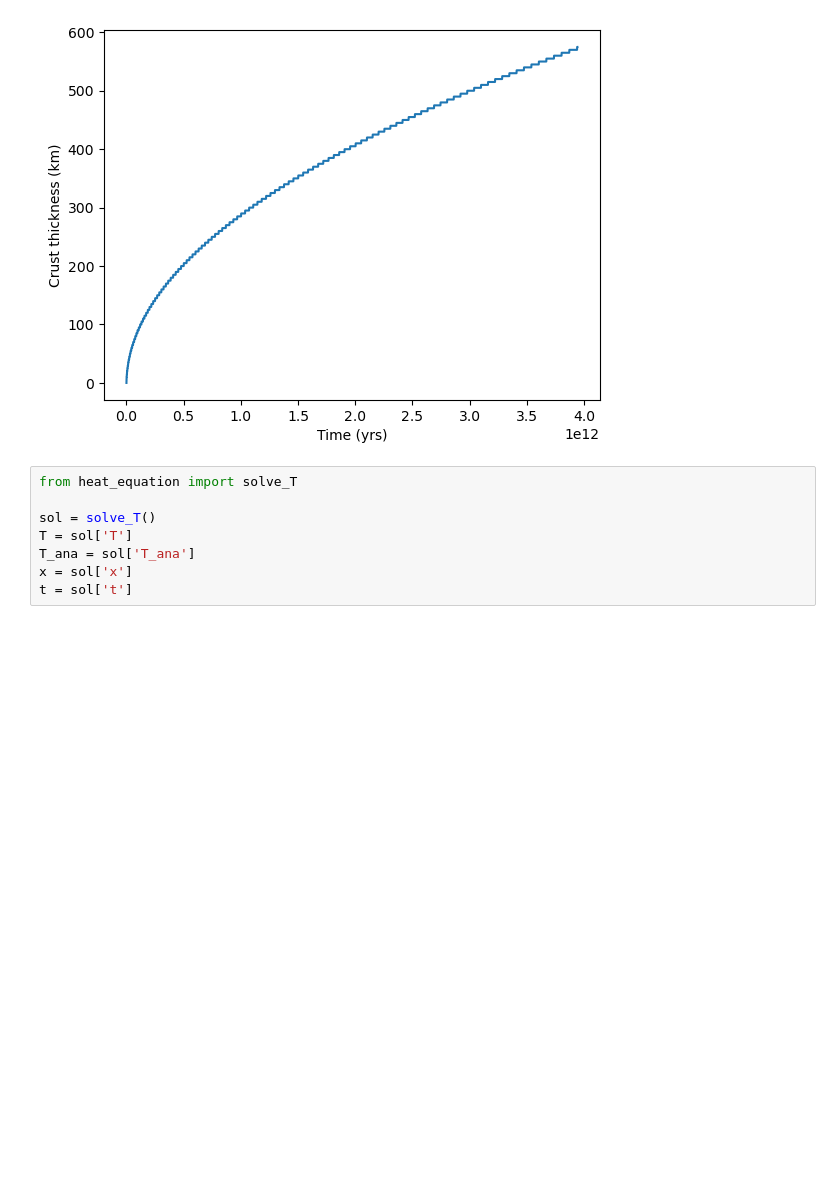
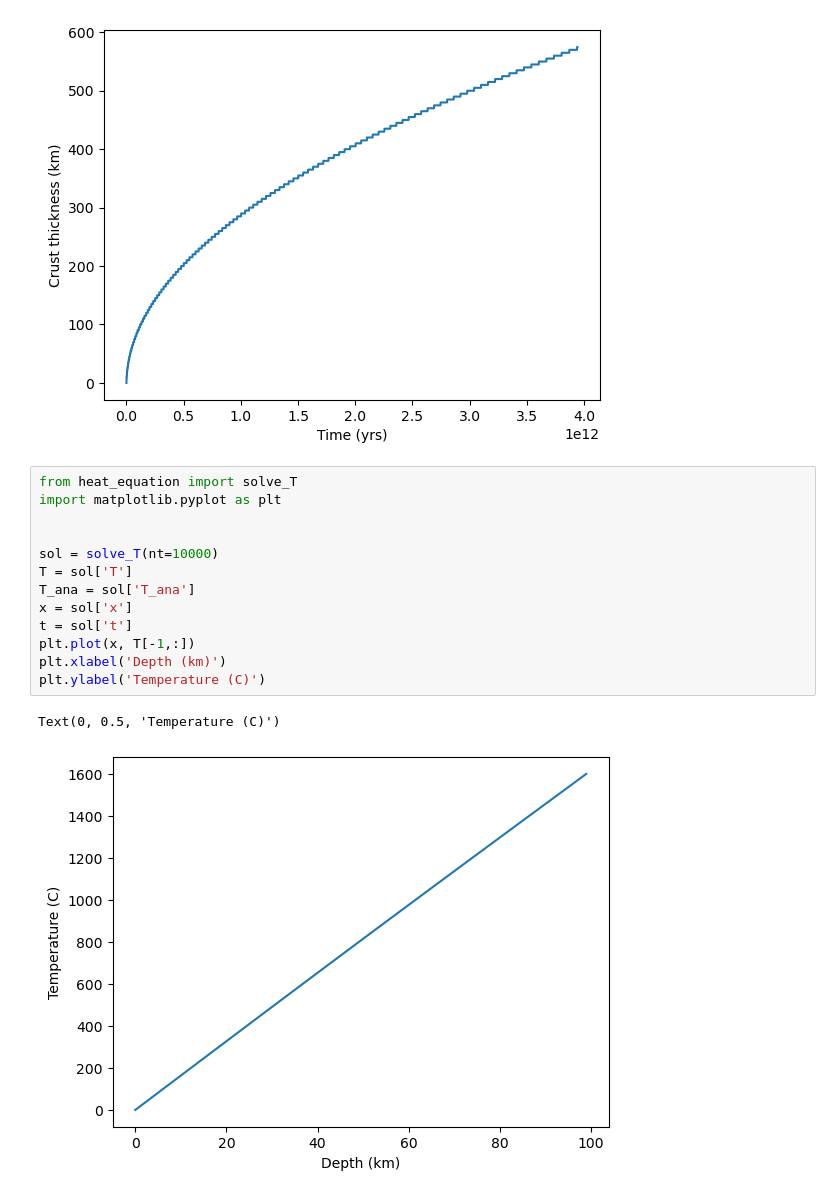
Before and after one commit to speleophysics/Math-Modeling-2023, a Jupyter notebook: heat-equation/heat-equation.ipynb, the cells around one changed output. Saved outputs shown, nothing was run; the diff lists cells and outputs as text; blank space fills up the shorter version.

```diff
--- a/heat-equation/heat-equation.ipynb
+++ b/heat-equation/heat-equation.ipynb
@@ -69,10 +69,18 @@ Text(0, 0.5, 'Crust thickness (km)')
 [figure]
 # %%
 from heat_equation import solve_T
+import matplotlib.pyplot as plt
 
-sol = solve_T()
+
+sol = solve_T(nt=10000)
 T = sol['T']
 T_ana = sol['T_ana']
 x = sol['x']
 t = sol['t']
+plt.plot(x, T[-1,:])
+plt.xlabel('Depth (km)')
+plt.ylabel('Temperature (C)')
+# %% [output]
+Text(0, 0.5, 'Temperature (C)')
+[figure, added]
 # %%
```
Also changed, not shown: parts of 1 cell of this notebook, 2 other files.
